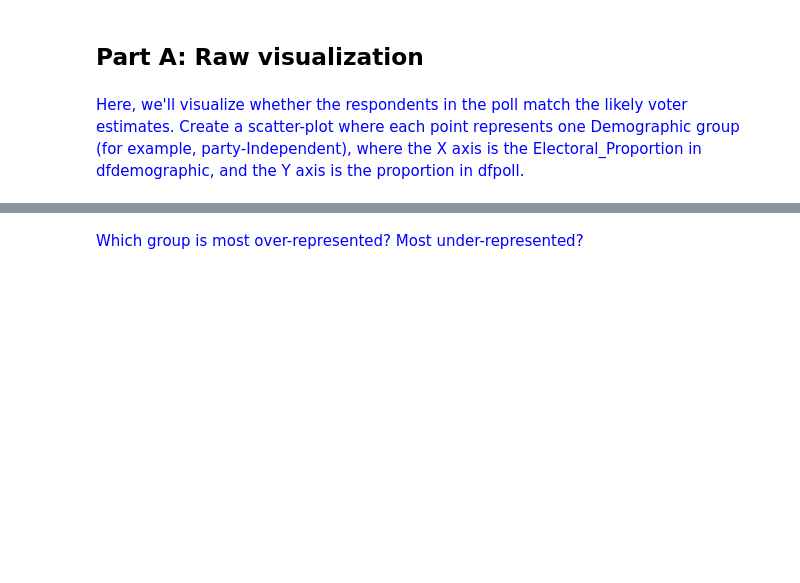
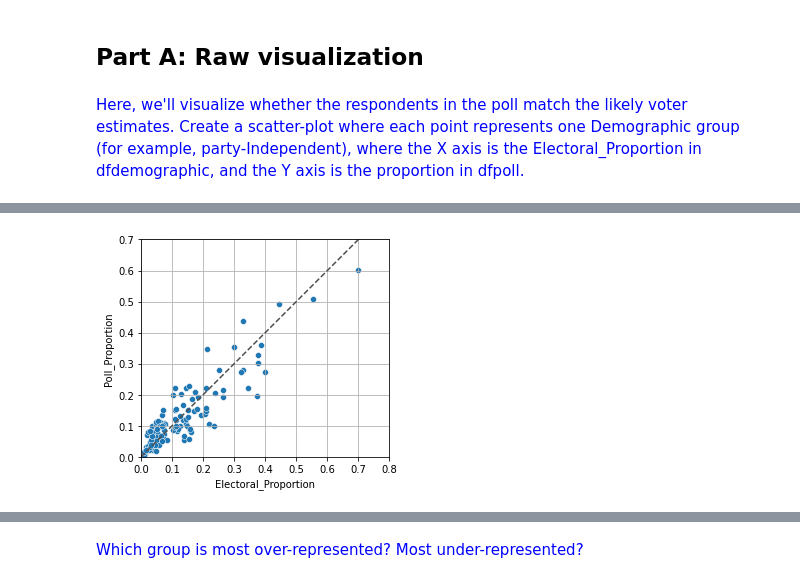
Before and after one commit to martinsun0/People-Data-Systems, a Jupyter notebook: HW1/HW1_assignment.ipynb, the cells around one changed output, grey strips where cells are left out. Cells and saved outputs as stored; diff of their text form; code cells hidden in the pictures; blank space fills up the shorter version.

```diff
--- a/HW1/HW1_assignment.ipynb
+++ b/HW1/HW1_assignment.ipynb
@@ -82,3 +90,27 @@ dfdemographic contains estimates of likely voters in Florida in 2016. When Demog
 ## Part A: Raw visualization
 # %% [markdown]
 <font color='blue'> Here, we'll visualize whether the respondents in the poll match the likely voter estimates. Create a scatter-plot where each point represents one Demographic group (for example, party-Independent), where the X axis is the Electoral_Proportion in dfdemographic, and the Y axis is the proportion in dfpoll.
+# %%
+total = len(dfpoll)
+# %%
+dfdemographic['Poll_Proportion'] = ""
+
+for index, row in dfdemographic.iterrows():
+    type_list = dfdemographic[['Demographic_Type_1', 'Demographic_Type_2']].iloc[index].values.tolist()
+    group_list = dfdemographic[['Demographic_1', 'Demographic_2']].iloc[index].values.tolist()
+    if pd.isna(type_list[1]):
+        df_group = dfpoll.groupby(type_list[0])[type_list[0]].count().reset_index(name ='count')
+        n = df_group[(df_group[type_list[0]] == group_list[0])]['count'].iloc[0]
+        percentage = n/total
+        dfdemographic.Poll_Proportion[index] = percentage
+    else:
+        df_group = dfpoll.groupby(type_list)[type_list[1]].count().reset_index(name ='count')
+        n = df_group[(df_group[type_list[0]] == group_list[0]) &
+                     (df_group[type_list[1]] == group_list[1])]['count'].iloc[0]
+        percentage = n/total
+        dfdemographic.Poll_Proportion[index] = percentage
+
+dfdemographic = dfdemographic.reindex(columns = ['Electoral_Proportion', 'Poll_Proportion',
+                                 'Demographic_Type_1', 'Demographic_Type_2',
+                                 'Demographic_1', 'Demographic_2'])
+dfdemographic
@@ -84,0 +139,10 @@ dfdemographic contains estimates of likely voters in Florida in 2016. When Demog
+# %%
+plt1 = sns.scatterplot(dfdemographic.Electoral_Proportion,dfdemographic.Poll_Proportion)
+plt1.grid(True)
+plt1.set(xlim = [0, 0.8])
+plt1.set(ylim = [0, 0.7])
+plt1.set_aspect('equal')
+plt.plot([0, 10], [0, 10], ls="--", c=".3")
+plt.savefig('PartA.svg')
+# %% [output]
+[figure, added]
```
Also changed, not shown: parts of 19 cells of this notebook, 2 other files.
